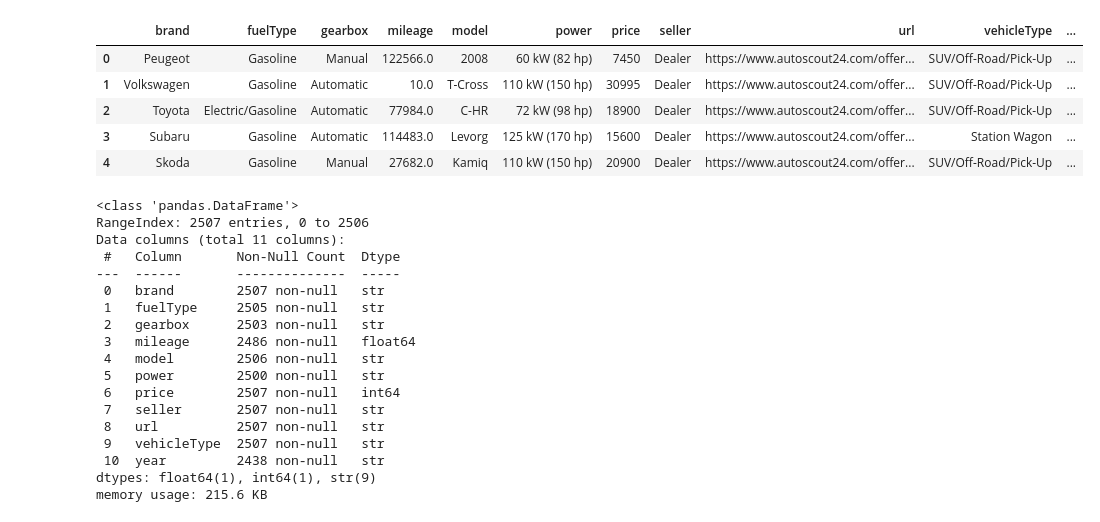
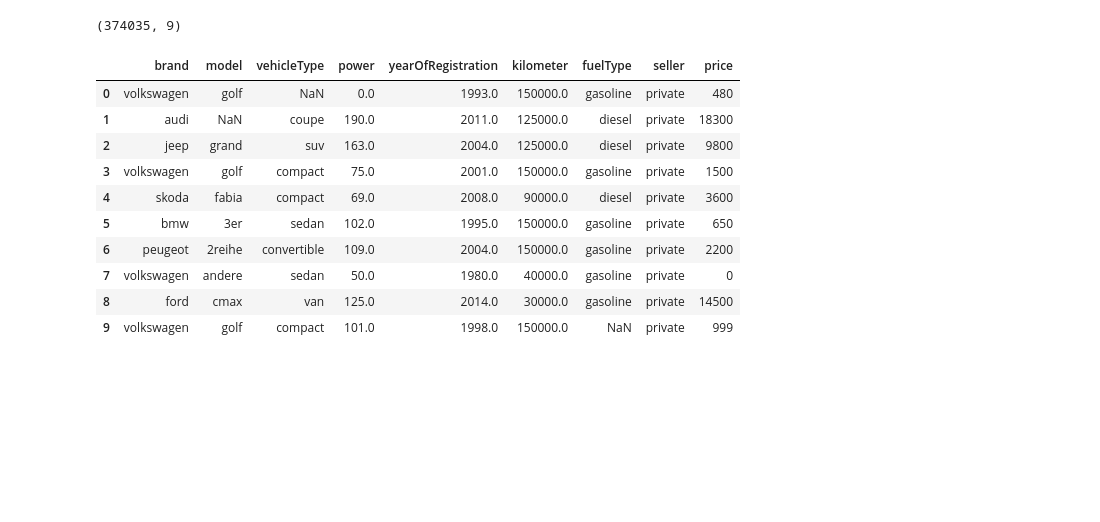
Before and after one commit to AhmedHamdiy/Used-Car-Value-Tier-Prediction, a Jupyter notebook: notebooks/data_validation.ipynb, the cells around one changed output. Cells and saved outputs as stored; diff of their text form; code cells hidden in the pictures; blank space fills up the shorter version.

```diff
--- a/notebooks/data_validation.ipynb
+++ b/notebooks/data_validation.ipynb
@@ -6,31 +7,17 @@ import seaborn as sns
 # %%
-crawled_data = pd.read_csv('../data/raw/cars_dataset.csv')
-crawled_data.head()
+raw_data = pd.read_csv("../data/clean/merged_data.csv")
+print(raw_data.shape)
+raw_data.head(10)
 # %% [output]
+(374035, 9)
-|  | brand | fuelType | gearbox | mileage | model | power | price | seller | url | vehicleType | ... |
-| 0 | Peugeot | Gasoline | Manual | 122566.0 | 2008 | 60 kW (82 hp) | 7450 | Dealer | https://www.autoscout24.com/offer... | SUV/Off-Road/Pick-Up | ... |
-| 1 | Volkswagen | Gasoline | Automatic | 10.0 | T-Cross | 110 kW (150 hp) | 30995 | Dealer | https://www.autoscout24.com/offer... | SUV/Off-Road/Pick-Up | ... |
-| 2 | Toyota | Electric/Gasoline | Automatic | 77984.0 | C-HR | 72 kW (98 hp) | 18900 | Dealer | https://www.autoscout24.com/offer... | SUV/Off-Road/Pick-Up | ... |
-| 3 | Subaru | Gasoline | Automatic | 114483.0 | Levorg | 125 kW (170 hp) | 15600 | Dealer | https://www.autoscout24.com/offer... | Station Wagon | ... |
-| 4 | Skoda | Gasoline | Manual | 27682.0 | Kamiq | 110 kW (150 hp) | 20900 | Dealer | https://www.autoscout24.com/offer... | SUV/Off-Road/Pick-Up | ... |
+|  | brand | model | vehicleType | power | yearOfRegistration | kilometer | fuelType | seller | price |
+| 0 | volkswagen | golf | NaN | 0.0 | 1993.0 | 150000.0 | gasoline | private | 480 |
+| 1 | audi | NaN | coupe | 190.0 | 2011.0 | 125000.0 | diesel | private | 18300 |
+| 2 | jeep | grand | suv | 163.0 | 2004.0 | 125000.0 | diesel | private | 9800 |
+| 3 | volkswagen | golf | compact | 75.0 | 2001.0 | 150000.0 | gasoline | private | 1500 |
+| 4 | skoda | fabia | compact | 69.0 | 2008.0 | 90000.0 | diesel | private | 3600 |
+| 5 | bmw | 3er | sedan | 102.0 | 1995.0 | 150000.0 | gasoline | private | 650 |
+| 6 | peugeot | 2reihe | convertible | 109.0 | 2004.0 | 150000.0 | gasoline | private | 2200 |
+| 7 | volkswagen | andere | sedan | 50.0 | 1980.0 | 40000.0 | gasoline | private | 0 |
+| 8 | ford | cmax | van | 125.0 | 2014.0 | 30000.0 | gasoline | private | 14500 |
+| 9 | volkswagen | golf | compact | 101.0 | 1998.0 | 150000.0 | NaN | private | 999 |
-# %%
-crawled_data.info()
-# %% [output]
-<class 'pandas.DataFrame'>
-RangeIndex: 2507 entries, 0 to 2506
-Data columns (total 11 columns):
- #   Column       Non-Null Count  Dtype
----  ------       --------------  -----
- 0   brand        2507 non-null   str
- 1   fuelType     2505 non-null   str
- 2   gearbox      2503 non-null   str
- 3   mileage      2486 non-null   float64
- 4   model        2506 non-null   str
- 5   power        2500 non-null   str
- 6   price        2507 non-null   int64
- 7   seller       2507 non-null   str
- 8   url          2507 non-null   str
- 9   vehicleType  2507 non-null   str
- 10  year         2438 non-null   str
-dtypes: float64(1), int64(1), str(9)
-memory usage: 215.6 KB
```
Also changed, not shown: parts of 57 cells of this notebook, 6 other files.
